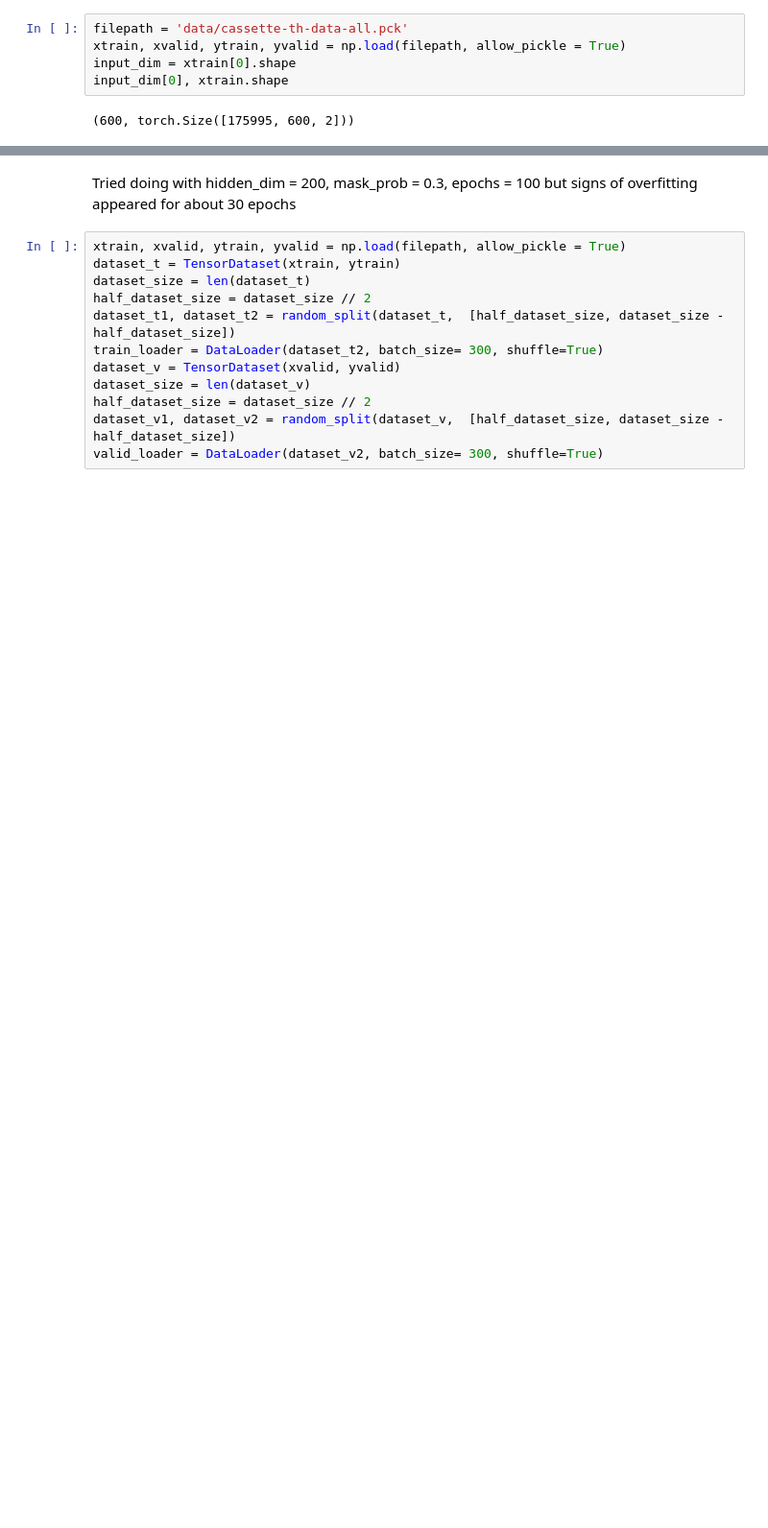
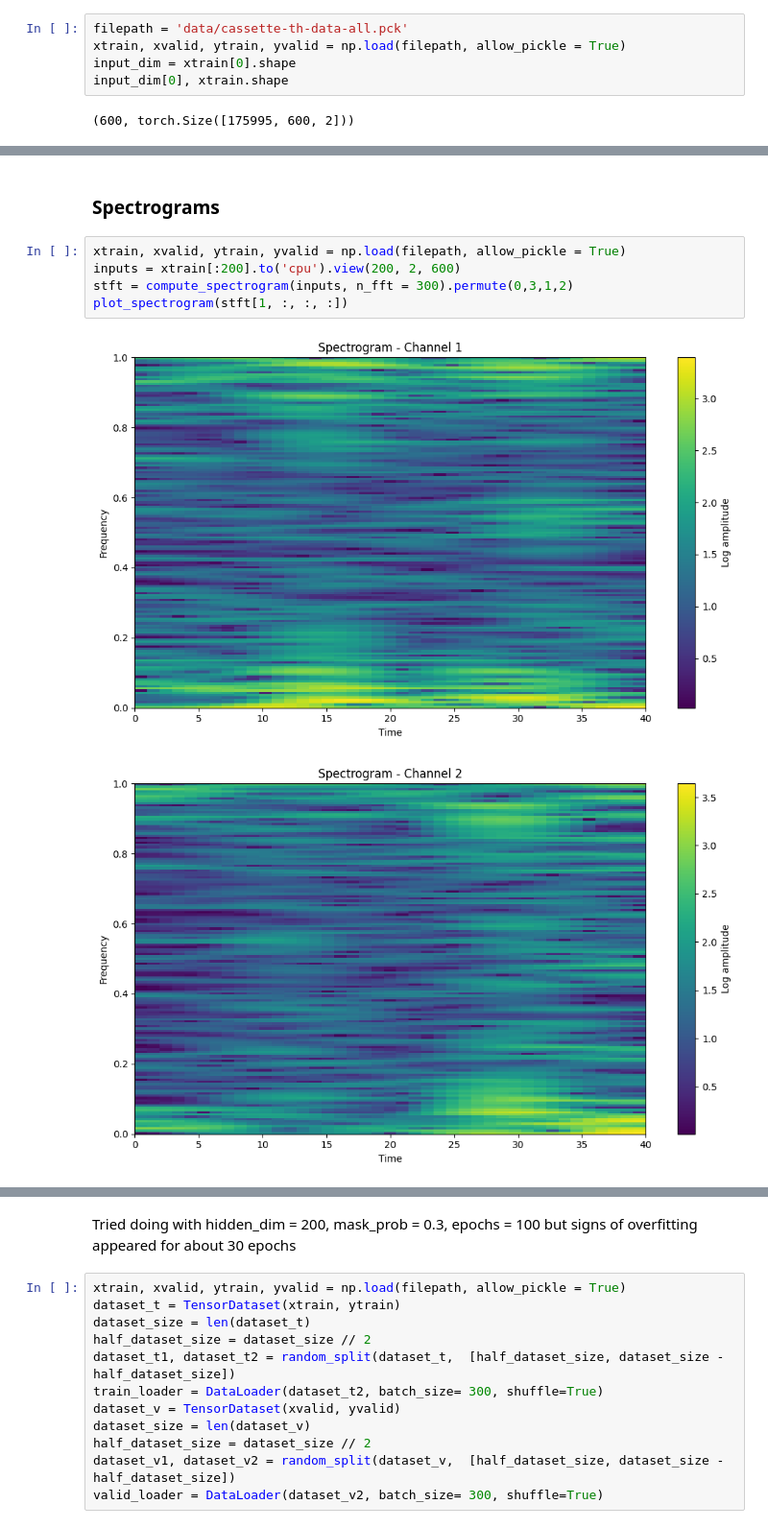
Before and after one commit to oscarninou/adl24-sleep-stage, a Jupyter notebook: random_projection_pretraing.ipynb, the cells around one changed output, grey strips where cells are left out. Shown at 96% size. Saved outputs shown, nothing was run; the diff lists cells and outputs as text; blank space fills up the shorter version.

```diff
--- a/random_projection_pretraing.ipynb
+++ b/random_projection_pretraing.ipynb
@@ -339,0 +88,10 @@ Text(0.5, 1.0, 'Visualisation du masque')
+# %% [markdown]
+### Spectrograms
+# %%
+xtrain, xvalid, ytrain, yvalid = np.load(filepath, allow_pickle = True)
+inputs = xtrain[:200].to('cpu').view(200, 2, 600)
+stft = compute_spectrogram(inputs, n_fft = 300).permute(0,3,1,2)
+plot_spectrogram(stft[1, :, :, :])
+# %% [output]
+[figure, added]
+[figure, added]
```
Also changed, not shown: parts of 16 cells of this notebook, 9 other files.
